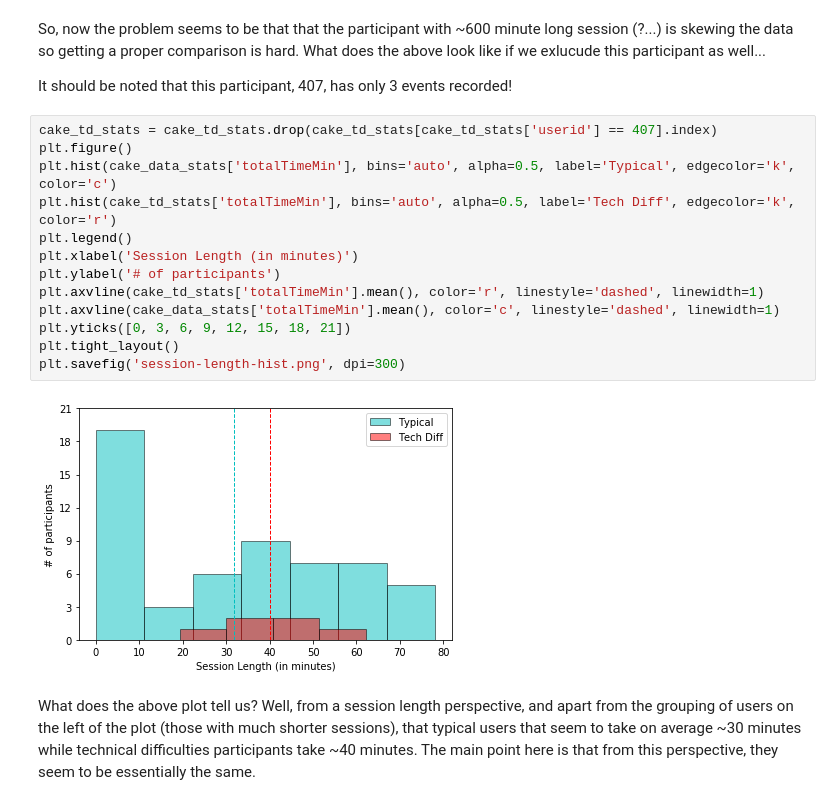
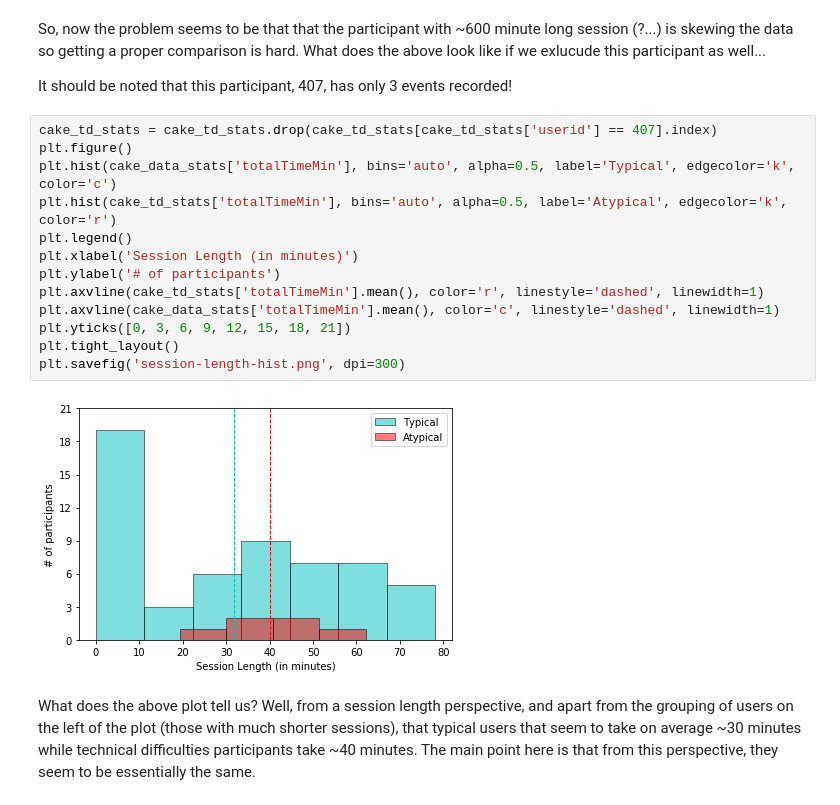
Before and after one commit to JonoCX/cake_data_notebooks_dsjm18, a Jupyter notebook: exploratory-time-series-anaylsis.ipynb, the cells around one changed output. Cells and saved outputs as stored; diff of their text form.

```diff
--- a/exploratory-time-series-anaylsis.ipynb
+++ b/exploratory-time-series-anaylsis.ipynb
@@ -300,18 +301,18 @@ It should be noted that this participant, 407, has only 3 events recorded!
 # %%
 cake_td_stats = cake_td_stats.drop(cake_td_stats[cake_td_stats['userid'] == 407].index)
 plt.figure()
 plt.hist(cake_data_stats['totalTimeMin'], bins='auto', alpha=0.5, label='Typical', edgecolor='k', color='c')
-plt.hist(cake_td_stats['totalTimeMin'], bins='auto', alpha=0.5, label='Tech Diff', edgecolor='k', color='r')
+plt.hist(cake_td_stats['totalTimeMin'], bins='auto', alpha=0.5, label='Atypical', edgecolor='k', color='r')
 plt.legend()
 plt.xlabel('Session Length (in minutes)')
 plt.ylabel('# of participants')
 plt.axvline(cake_td_stats['totalTimeMin'].mean(), color='r', linestyle='dashed', linewidth=1)
 plt.axvline(cake_data_stats['totalTimeMin'].mean(), color='c', linestyle='dashed', linewidth=1)
 plt.yticks([0, 3, 6, 9, 12, 15, 18, 21])
 plt.tight_layout()
 plt.savefig('session-length-hist.png', dpi=300)
 # %% [output]
-[figure, old version]
+[figure, new version]
 # %% [markdown]
 What does the above plot tell us? Well, from a session length perspective, and apart from the grouping of users on the left of the plot (those with much shorter sessions), that typical users that seem to take on average ~30 minutes while technical difficulties participants take ~40 minutes. The main point here is that from this perspective, they seem to be essentially the same.
 # %%
```
Also changed, not shown: parts of 6 cells of this notebook, 6 other files.
